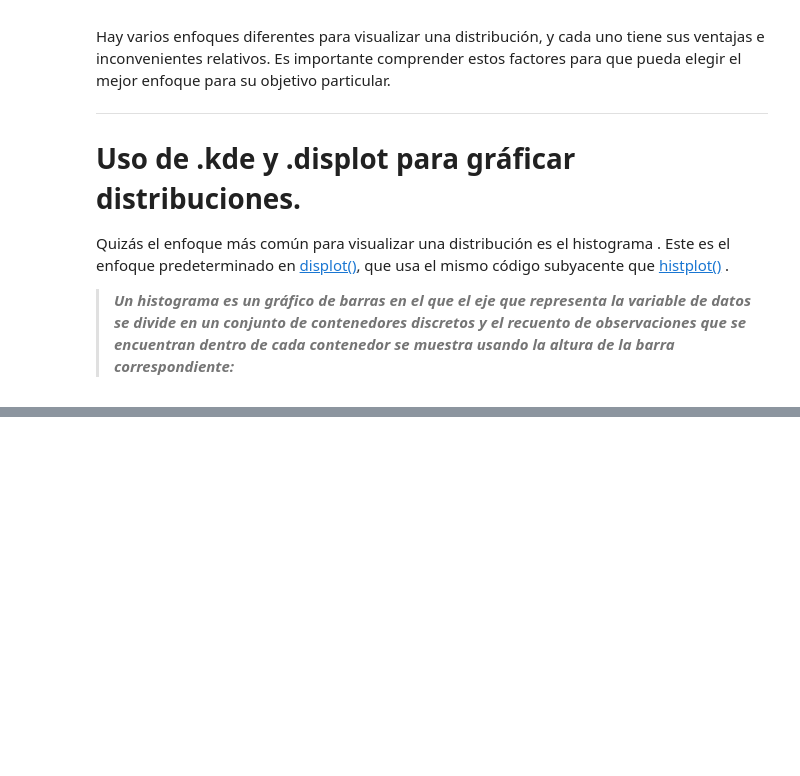
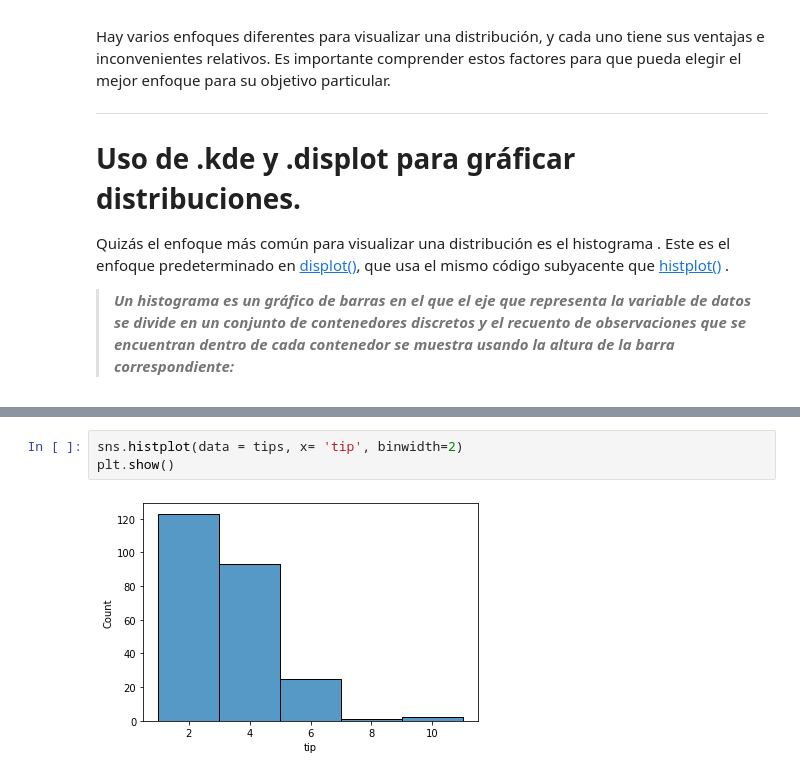
Before and after one commit to Cervantes21/Matplotlib-and-Seaborn, a Jupyter notebook: Seaborn_ES_ipynp.ipynb, the cells around one changed output, grey strips where cells are left out. Drawn from its saved outputs; the diff is of its cells as text; blank space fills up the shorter version.

```diff
--- a/Seaborn_ES_ipynp.ipynb
+++ b/Seaborn_ES_ipynp.ipynb
@@ -417,0 +454,5 @@ sns.histplot(data = tips, x= 'tip', bins = 15, cumulative=True)
+# %%
+sns.histplot(data = tips, x= 'tip', binwidth=2)
+plt.show()
+# %% [output]
+[figure, added]
```
Also changed, not shown: parts of 15 cells of this notebook.
